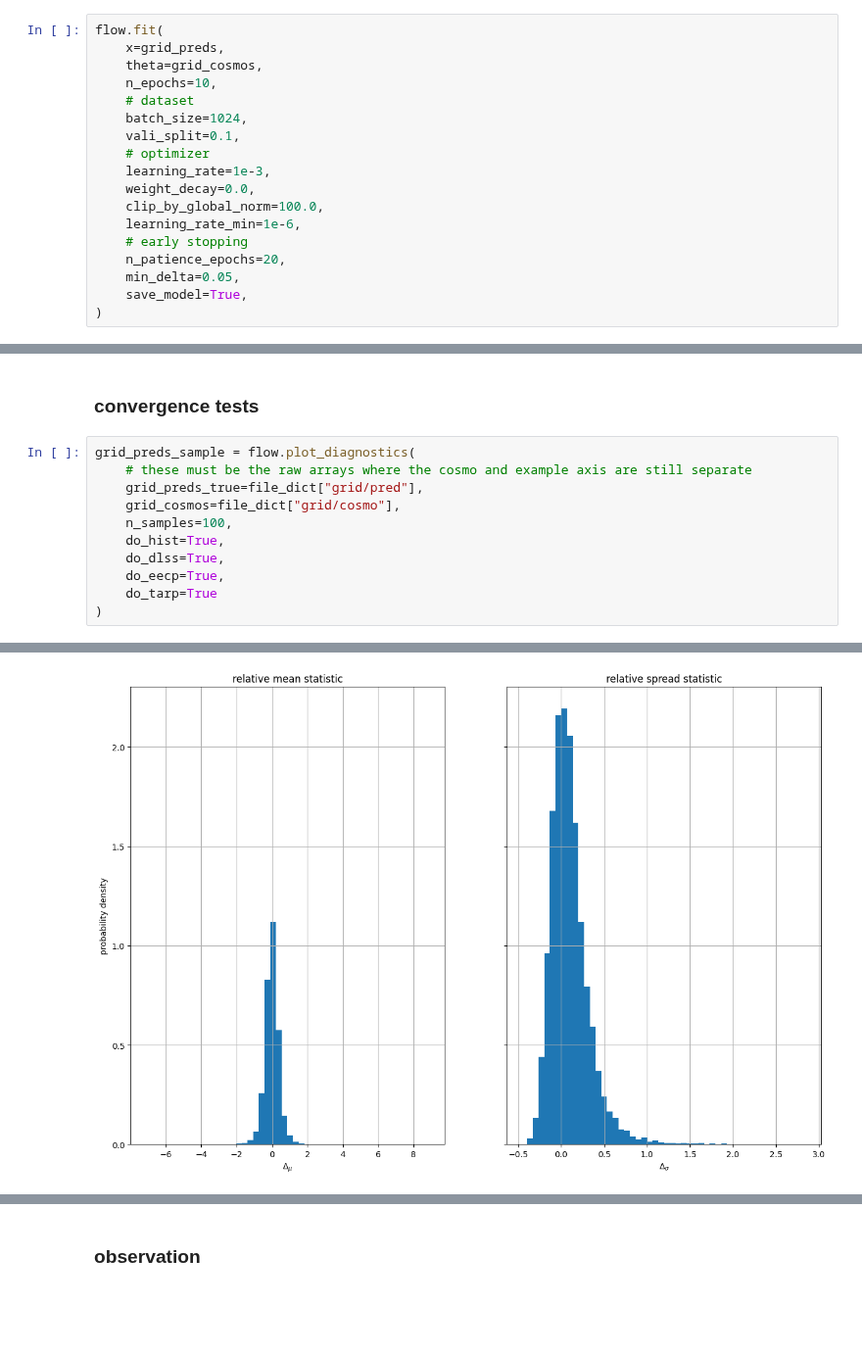
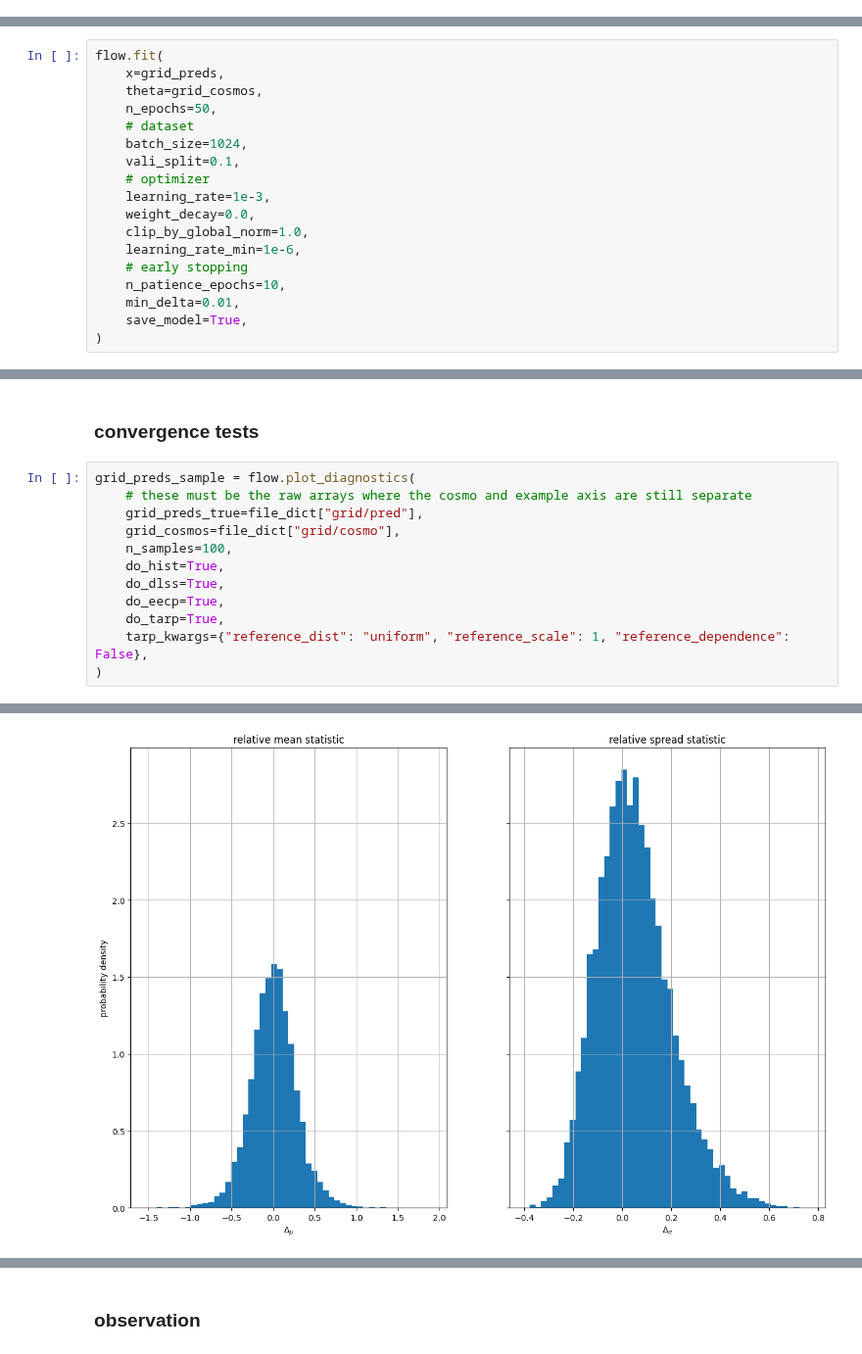
Before and after one commit to des-science/multiprobe-simulation-inference, a Jupyter notebook: notebooks/flow_conductor_network.ipynb, the cells around one changed output, grey strips where cells are left out. Shown at 98% size. Saved outputs shown, nothing was run; the diff lists cells and outputs as text; blank space fills up the shorter version.

Commit message:
flow baseline

```diff
--- a/notebooks/flow_conductor_network.ipynb
+++ b/notebooks/flow_conductor_network.ipynb
@@ -136,21 +137,3 @@ flow = LikelihoodFlow(
 # )
 # %% [markdown]
 ### training
-# %%
-flow.fit(
-    x=grid_preds,
-    theta=grid_cosmos,
-    n_epochs=10,
-    # dataset
-    batch_size=1024,
-    vali_split=0.1,
-    # optimizer
-    learning_rate=1e-3,
-    weight_decay=0.0,
-    clip_by_global_norm=100.0,
-    learning_rate_min=1e-6,
-    # early stopping
-    n_patience_epochs=20,
-    min_delta=0.05,
-    save_model=True,
-)
@@ -159,0 +140,18 @@ flow.fit(
+# %%
+flow.fit(
+    x=grid_preds,
+    theta=grid_cosmos,
+    n_epochs=50,
+    # dataset
+    batch_size=1024,
+    vali_split=0.1,
+    # optimizer
+    learning_rate=1e-3,
+    weight_decay=0.0,
+    clip_by_global_norm=1.0,
+    learning_rate_min=1e-6,
+    # early stopping
+    n_patience_epochs=10,
+    min_delta=0.01,
+    save_model=True,
+)
@@ -168,6 +174,7 @@ grid_preds_sample = flow.plot_diagnostics(
     do_hist=True,
     do_dlss=True,
     do_eecp=True,
-    do_tarp=True
+    do_tarp=True,
+    tarp_kwargs={"reference_dist": "uniform", "reference_scale": 1, "reference_dependence": False},
 )
 # %% [output]
@@ -178 +185 @@ grid_preds_sample = flow.plot_diagnostics(
-[figure, old version]
+[figure, new version]
```
Also changed, not shown: parts of 12 cells of this notebook, 3 other files.
